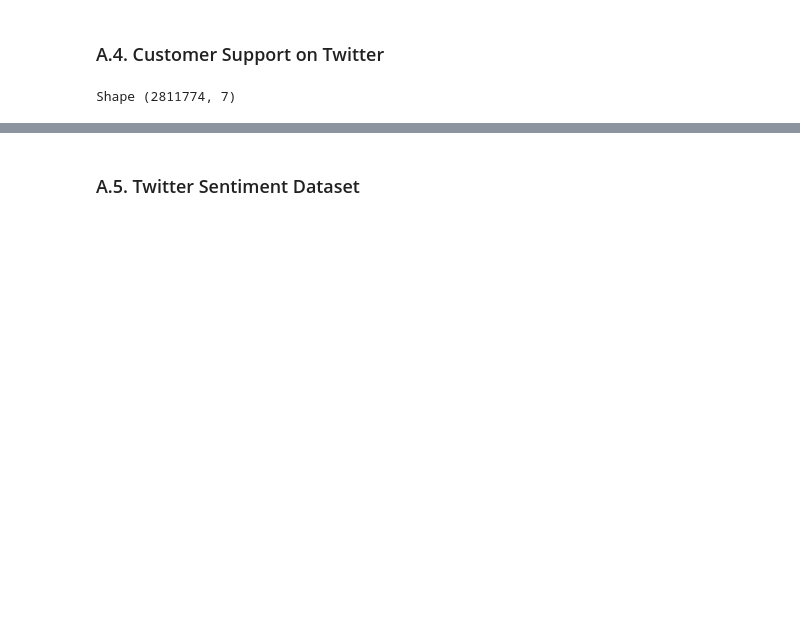
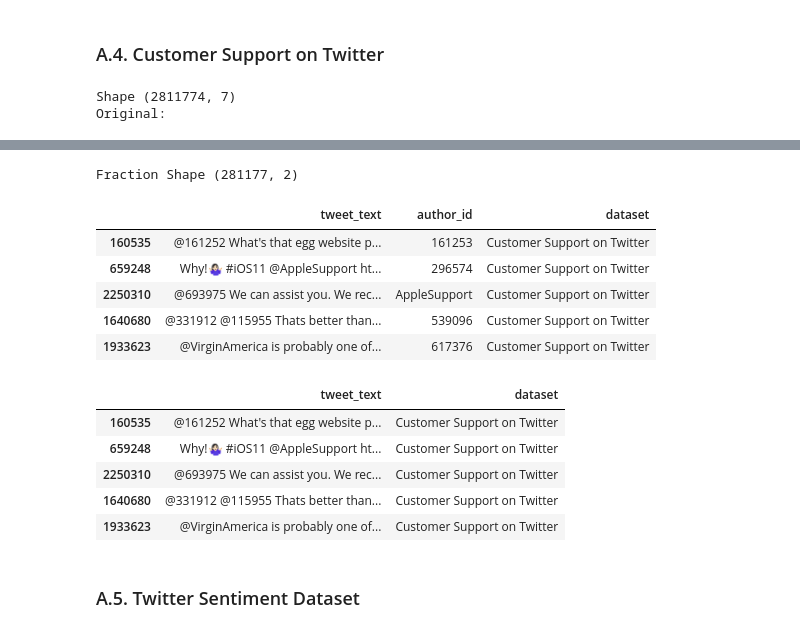
Before and after one commit to dhnhut/disaster-tweets, a Jupyter notebook: notebooks/1_2_extended_datasets.ipynb, the cells around one changed output, grey strips where cells are left out. Saved outputs shown, nothing was run; the diff lists cells and outputs as text; code cells hidden in the pictures; blank space fills up the shorter version.

```diff
--- a/notebooks/1_2_extended_datasets.ipynb
+++ b/notebooks/1_2_extended_datasets.ipynb
@@ -100,20 +171,49 @@ Shape (20000, 11)
 # %% [markdown]
 ### A.4. Customer Support on Twitter
 # %%
-# df_4 = load_dataset(
-#     filepath=dataset_path / 'Customer Support on Twitter' / 'sample.csv',
-# )
+# FULL DATASET
+dataset_4 = "Customer Support on Twitter"
+file_4 = "twcs/twcs.csv"
+
+# # SAMPLE DATASET
+# dataset_4 = 'Customer Support on Twitter'
+# file_4 = 'sample.csv'
+
 df_4 = load_dataset(
-    filepath=dataset_path / 'Customer Support on Twitter' / 'twcs' / 'twcs.csv',
+    dataset=dataset_4,
+    file=file_4,
+    map_columns={"text": "tweet_text", "author_id": "author_id"},
+    frac=0.1,  # sample 10% of the dataset to speed up processing
 )
+
+# replace @author_id with @USER in the text
+df_4["tweet_text"] = df_4.apply(
+    lambda row: row["tweet_text"].replace(f"@{row['author_id']}", "@USER"), axis=1
+)
+df_4.drop(columns=["author_id"], inplace=True)
+df_4.head()
 # %% [output]
 Shape (2811774, 7)
+Original:
 |  | tweet_id | author_id | inbound | created_at | text | response_tweet_id | in_response_to_tweet_id |
 | 0 | 1 | sprintcare | False | Tue Oct 31 22:10:47 +0000 2017 | @115712 I understand. I would lik... | 2 | 3.0 |
 | 1 | 2 | 115712 | True | Tue Oct 31 22:11:45 +0000 2017 | @sprintcare and how do you propos... | NaN | 1.0 |
 | 2 | 3 | 115712 | True | Tue Oct 31 22:08:27 +0000 2017 | @sprintcare I have sent several p... | 1 | 4.0 |
 | 3 | 4 | sprintcare | False | Tue Oct 31 21:54:49 +0000 2017 | @115712 Please send us a Private ... | 3 | 5.0 |
 | 4 | 5 | 115712 | True | Tue Oct 31 21:49:35 +0000 2017 | @sprintcare I did. | 4 | 6.0 |
+Fraction Shape (281177, 2)
+|  | tweet_text | author_id | dataset |
+| 160535 | @161252 What's that egg website p... | 161253 | Customer Support on Twitter |
+| 659248 | Why!🤷🏻‍♀️ #iOS11 @AppleSupport ht... | 296574 | Customer Support on Twitter |
+| 2250310 | @693975 We can assist you. We rec... | AppleSupport | Customer Support on Twitter |
+| 1640680 | @331912 @115955 Thats better than... | 539096 | Customer Support on Twitter |
+| 1933623 | @VirginAmerica is probably one of... | 617376 | Customer Support on Twitter |
+|  | tweet_text | dataset |
+| 160535 | @161252 What's that egg website p... | Customer Support on Twitter |
+| 659248 | Why!🤷🏻‍♀️ #iOS11 @AppleSupport ht... | Customer Support on Twitter |
+| 2250310 | @693975 We can assist you. We rec... | Customer Support on Twitter |
+| 1640680 | @331912 @115955 Thats better than... | Customer Support on Twitter |
+| 1933623 | @VirginAmerica is probably one of... | Customer Support on Twitter |
 # %% [markdown]
 ### A.5. Twitter Sentiment Dataset
 # %%
```
Also changed, not shown: parts of 22 cells of this notebook, 4 other files.
